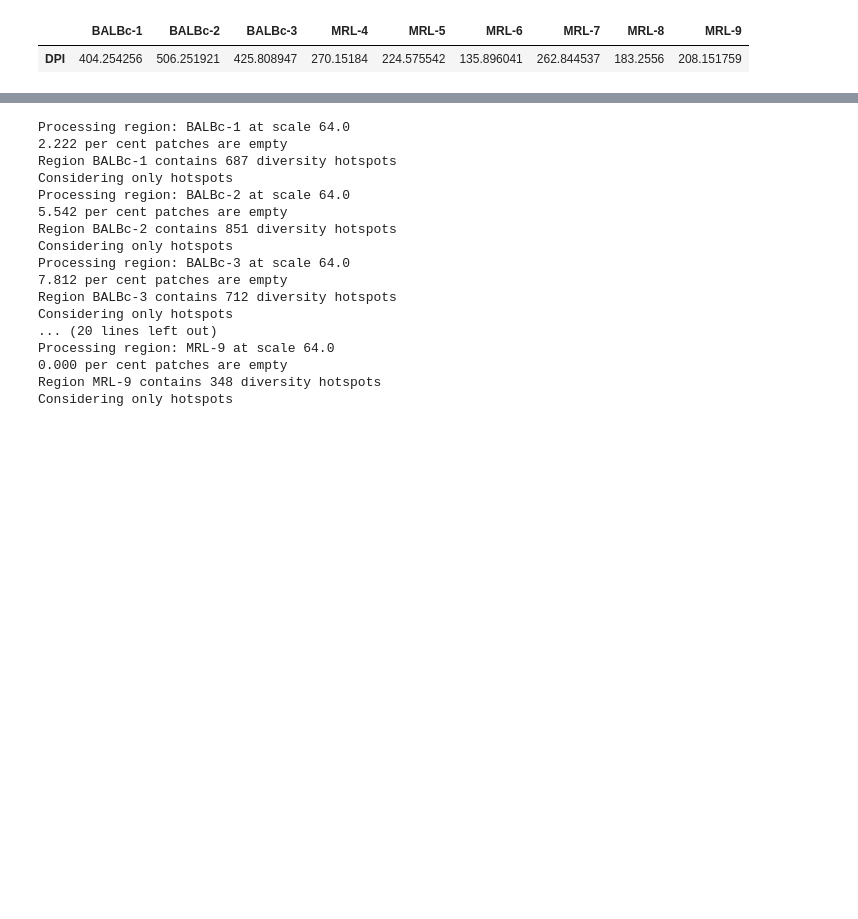
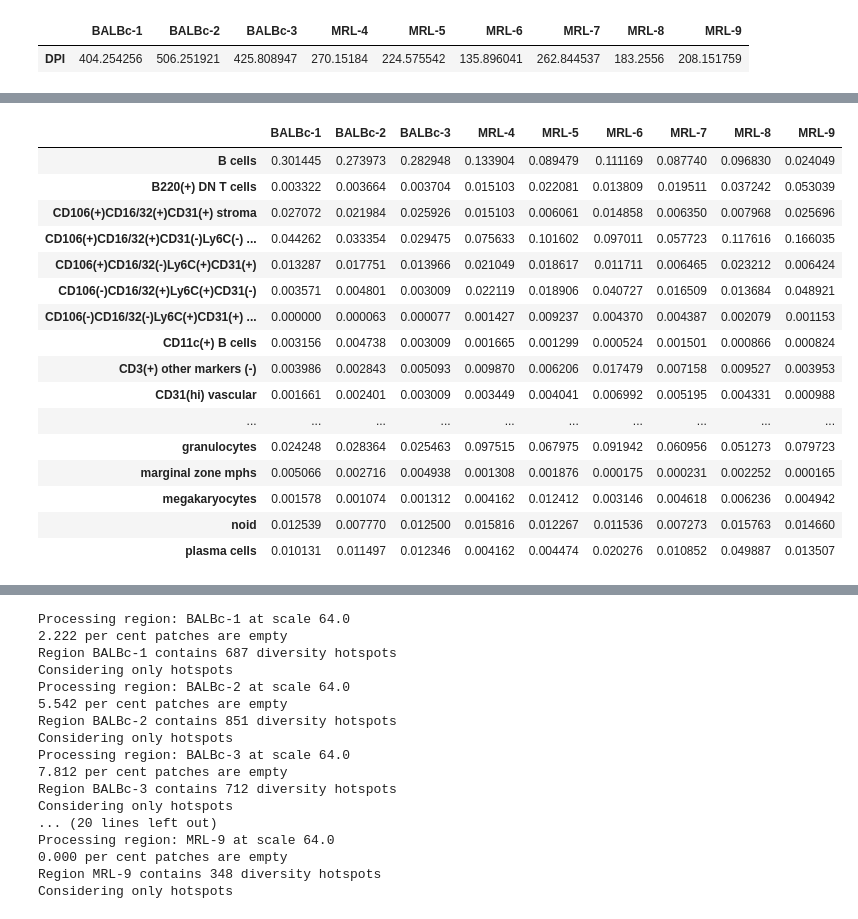
Before and after one commit to Feanor007/MESA, a Jupyter notebook: docs/notebooks/tutorials/MESA_Tutorials.ipynb, the cells around one changed output, grey strips where cells are left out. Cells and saved outputs as stored; diff of their text form; code cells hidden in the pictures; blank space fills up the shorter version.

```diff
--- a/docs/notebooks/tutorials/MESA_Tutorials.ipynb
+++ b/docs/notebooks/tutorials/MESA_Tutorials.ipynb
@@ -284,0 +329,20 @@ Region MRL-9 contains 348 diversity hotspots
+# %%
+global_cellfreq_df
+# %% [output]
+|  | BALBc-1 | BALBc-2 | BALBc-3 | MRL-4 | MRL-5 | MRL-6 | MRL-7 | MRL-8 | MRL-9 |
+| B cells | 0.301445 | 0.273973 | 0.282948 | 0.133904 | 0.089479 | 0.111169 | 0.087740 | 0.096830 | 0.024049 |
+| B220(+) DN T cells | 0.003322 | 0.003664 | 0.003704 | 0.015103 | 0.022081 | 0.013809 | 0.019511 | 0.037242 | 0.053039 |
+| CD106(+)CD16/32(+)CD31(+) stroma | 0.027072 | 0.021984 | 0.025926 | 0.015103 | 0.006061 | 0.014858 | 0.006350 | 0.007968 | 0.025696 |
+| CD106(+)CD16/32(+)CD31(-)Ly6C(-) ... | 0.044262 | 0.033354 | 0.029475 | 0.075633 | 0.101602 | 0.097011 | 0.057723 | 0.117616 | 0.166035 |
+| CD106(+)CD16/32(-)Ly6C(+)CD31(+) | 0.013287 | 0.017751 | 0.013966 | 0.021049 | 0.018617 | 0.011711 | 0.006465 | 0.023212 | 0.006424 |
+| CD106(-)CD16/32(+)Ly6C(+)CD31(-) | 0.003571 | 0.004801 | 0.003009 | 0.022119 | 0.018906 | 0.040727 | 0.016509 | 0.013684 | 0.048921 |
+| CD106(-)CD16/32(-)Ly6C(+)CD31(+) ... | 0.000000 | 0.000063 | 0.000077 | 0.001427 | 0.009237 | 0.004370 | 0.004387 | 0.002079 | 0.001153 |
+| CD11c(+) B cells | 0.003156 | 0.004738 | 0.003009 | 0.001665 | 0.001299 | 0.000524 | 0.001501 | 0.000866 | 0.000824 |
+| CD3(+) other markers (-) | 0.003986 | 0.002843 | 0.005093 | 0.009870 | 0.006206 | 0.017479 | 0.007158 | 0.009527 | 0.003953 |
+| CD31(hi) vascular | 0.001661 | 0.002401 | 0.003009 | 0.003449 | 0.004041 | 0.006992 | 0.005195 | 0.004331 | 0.000988 |
+| ... | ... | ... | ... | ... | ... | ... | ... | ... | ... |
+| granulocytes | 0.024248 | 0.028364 | 0.025463 | 0.097515 | 0.067975 | 0.091942 | 0.060956 | 0.051273 | 0.079723 |
+| marginal zone mphs | 0.005066 | 0.002716 | 0.004938 | 0.001308 | 0.001876 | 0.000175 | 0.000231 | 0.002252 | 0.000165 |
+| megakaryocytes | 0.001578 | 0.001074 | 0.001312 | 0.004162 | 0.012412 | 0.003146 | 0.004618 | 0.006236 | 0.004942 |
+| noid | 0.012539 | 0.007770 | 0.012500 | 0.015816 | 0.012267 | 0.011536 | 0.007273 | 0.015763 | 0.014660 |
+| plasma cells | 0.010131 | 0.011497 | 0.012346 | 0.004162 | 0.004474 | 0.020276 | 0.010852 | 0.049887 | 0.013507 |
```
Also changed, not shown: parts of 14 cells of this notebook, 2 other files.
